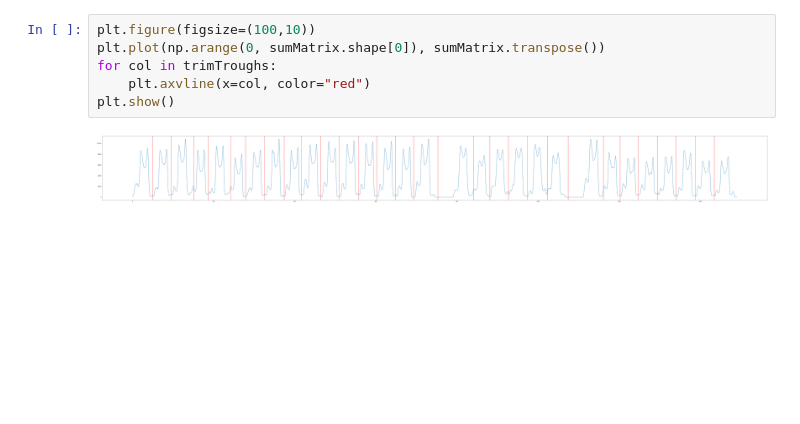
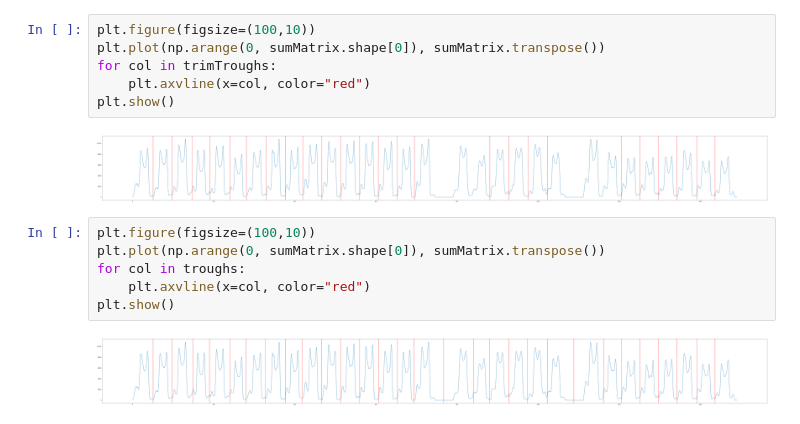
Before and after one commit to ericke8/PrintProbLinEx, a Jupyter notebook: TroughFinding.ipynb, the cells around one changed output. Cells and saved outputs as stored; diff of their text form; blank space fills up the shorter version.

Commit message:
trough finding update and evaluations

```diff
--- a/TroughFinding.ipynb
+++ b/TroughFinding.ipynb
@@ -191,3 +196,11 @@ for col in trimTroughs:
 plt.show()
 # %% [output]
 [figure]
+# %%
+plt.figure(figsize=(100,10))
+plt.plot(np.arange(0, sumMatrix.shape[0]), sumMatrix.transpose())
+for col in troughs:
+    plt.axvline(x=col, color="red")
+plt.show()
+# %% [output]
+[figure, added]
```
Also changed, not shown: parts of 5 cells of this notebook, 1 other file.
